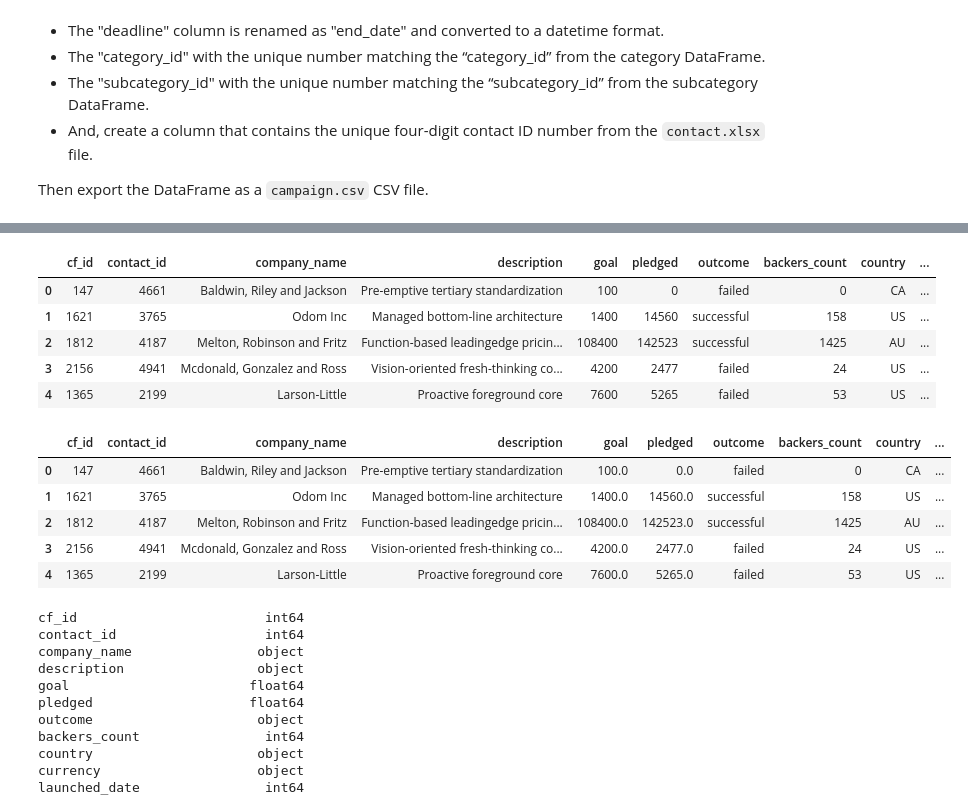
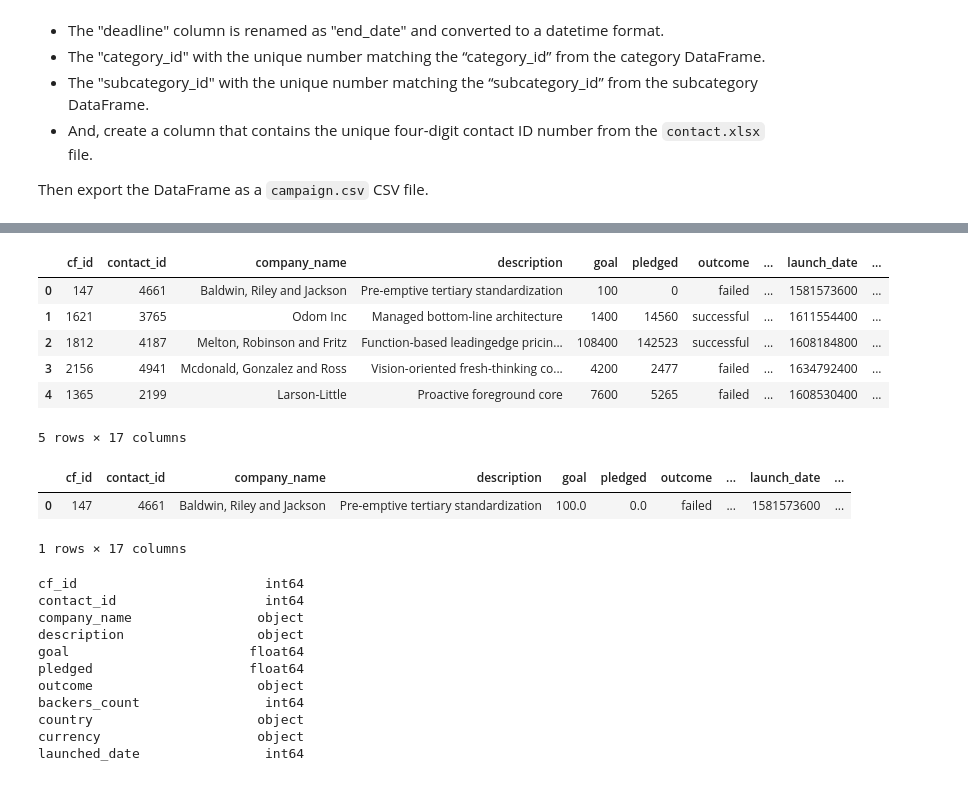
Before and after one commit to Abhidnya05/Project2Group1, a Jupyter notebook: ETL_Mini_Project_Yared.ipynb, the cells around one changed output, grey strips where cells are left out. Cells and saved outputs as stored; diff of their text form; code cells hidden in the pictures.

```diff
--- a/ETL_Mini_Project_Yared.ipynb
+++ b/ETL_Mini_Project_Yared.ipynb
@@ -204,21 +205,24 @@ campaign_df.head()
 # %%
 # Rename the blurb, launched_at, and deadline columns.
+renamed = campaign_df.rename(columns={"blurb":"description", "launched_at":"launch_date", "deadline" : "end_date"})
+renamed.head()
 # %% [output]
-|  | cf_id | contact_id | company_name | description | goal | pledged | outcome | backers_count | country | ... |
-| 0 | 147 | 4661 | Baldwin, Riley and Jackson | Pre-emptive tertiary standardization | 100 | 0 | failed | 0 | CA | ... |
-| 1 | 1621 | 3765 | Odom Inc | Managed bottom-line architecture | 1400 | 14560 | successful | 158 | US | ... |
-| 2 | 1812 | 4187 | Melton, Robinson and Fritz | Function-based leadingedge pricin... | 108400 | 142523 | successful | 1425 | AU | ... |
-| 3 | 2156 | 4941 | Mcdonald, Gonzalez and Ross | Vision-oriented fresh-thinking co... | 4200 | 2477 | failed | 24 | US | ... |
-| 4 | 1365 | 2199 | Larson-Little | Proactive foreground core | 7600 | 5265 | failed | 53 | US | ... |
+|  | cf_id | contact_id | company_name | description | goal | pledged | outcome | ... | launch_date | ... |
+| 0 | 147 | 4661 | Baldwin, Riley and Jackson | Pre-emptive tertiary standardization | 100 | 0 | failed | ... | 1581573600 | ... |
+| 1 | 1621 | 3765 | Odom Inc | Managed bottom-line architecture | 1400 | 14560 | successful | ... | 1611554400 | ... |
+| 2 | 1812 | 4187 | Melton, Robinson and Fritz | Function-based leadingedge pricin... | 108400 | 142523 | successful | ... | 1608184800 | ... |
+| 3 | 2156 | 4941 | Mcdonald, Gonzalez and Ross | Vision-oriented fresh-thinking co... | 4200 | 2477 | failed | ... | 1634792400 | ... |
+| 4 | 1365 | 2199 | Larson-Little | Proactive foreground core | 7600 | 5265 | failed | ... | 1608530400 | ... |
+5 rows × 17 columns
 # %%
 # Convert the goal and pledged columns to a `float` data type.
+renamed["goal"] = renamed["goal"].astype(float)
+renamed["pledged"] = renamed["pledged"].astype(float)
+renamed.head(1)
 # %% [output]
-|  | cf_id | contact_id | company_name | description | goal | pledged | outcome | backers_count | country | ... |
-| 0 | 147 | 4661 | Baldwin, Riley and Jackson | Pre-emptive tertiary standardization | 100.0 | 0.0 | failed | 0 | CA | ... |
-| 1 | 1621 | 3765 | Odom Inc | Managed bottom-line architecture | 1400.0 | 14560.0 | successful | 158 | US | ... |
-| 2 | 1812 | 4187 | Melton, Robinson and Fritz | Function-based leadingedge pricin... | 108400.0 | 142523.0 | successful | 1425 | AU | ... |
-| 3 | 2156 | 4941 | Mcdonald, Gonzalez and Ross | Vision-oriented fresh-thinking co... | 4200.0 | 2477.0 | failed | 24 | US | ... |
-| 4 | 1365 | 2199 | Larson-Little | Proactive foreground core | 7600.0 | 5265.0 | failed | 53 | US | ... |
+|  | cf_id | contact_id | company_name | description | goal | pledged | outcome | ... | launch_date | ... |
+| 0 | 147 | 4661 | Baldwin, Riley and Jackson | Pre-emptive tertiary standardization | 100.0 | 0.0 | failed | ... | 1581573600 | ... |
+1 rows × 17 columns
 # %%
 # Check the datatypes
 # %% [output]
```
Also changed, not shown: parts of 3 cells of this notebook, 3 other files.
